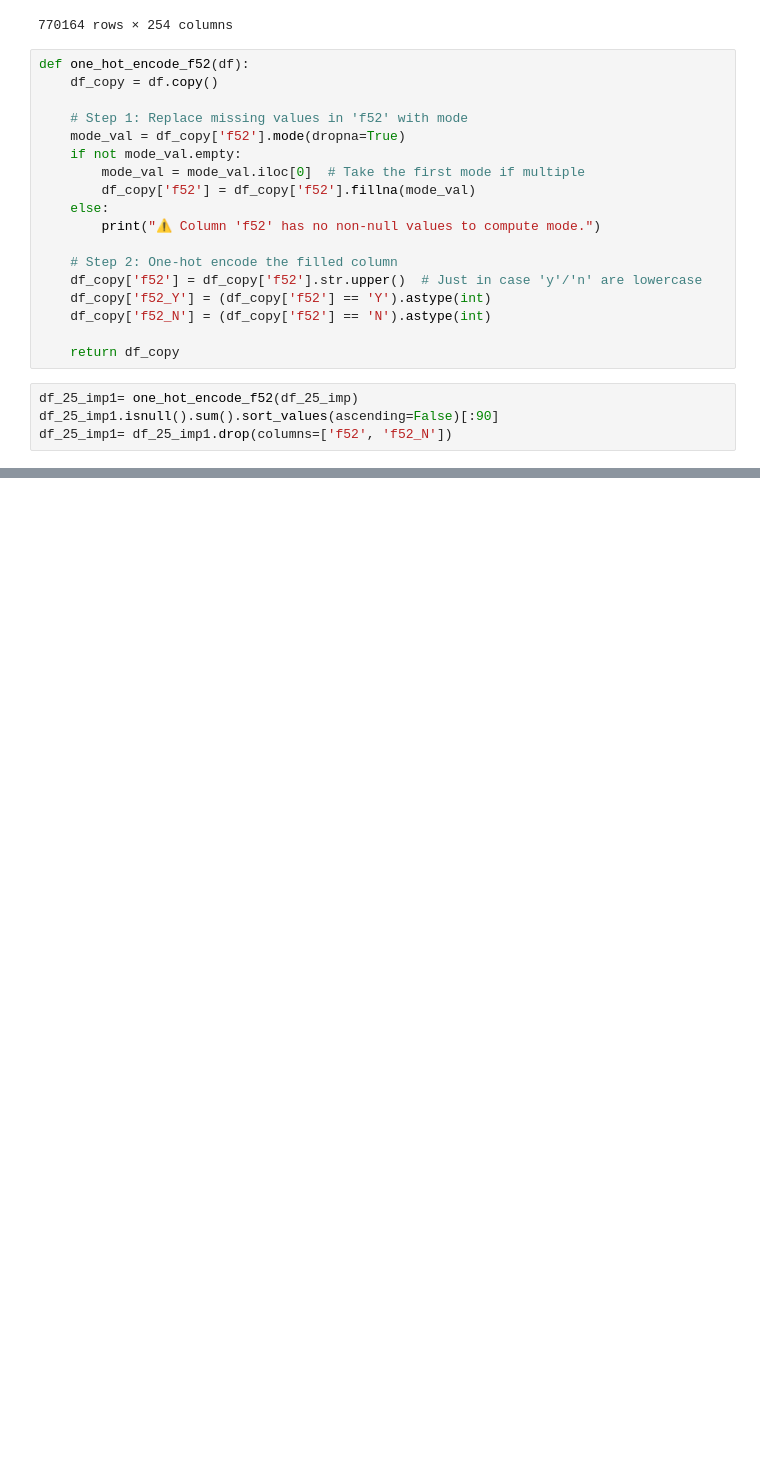
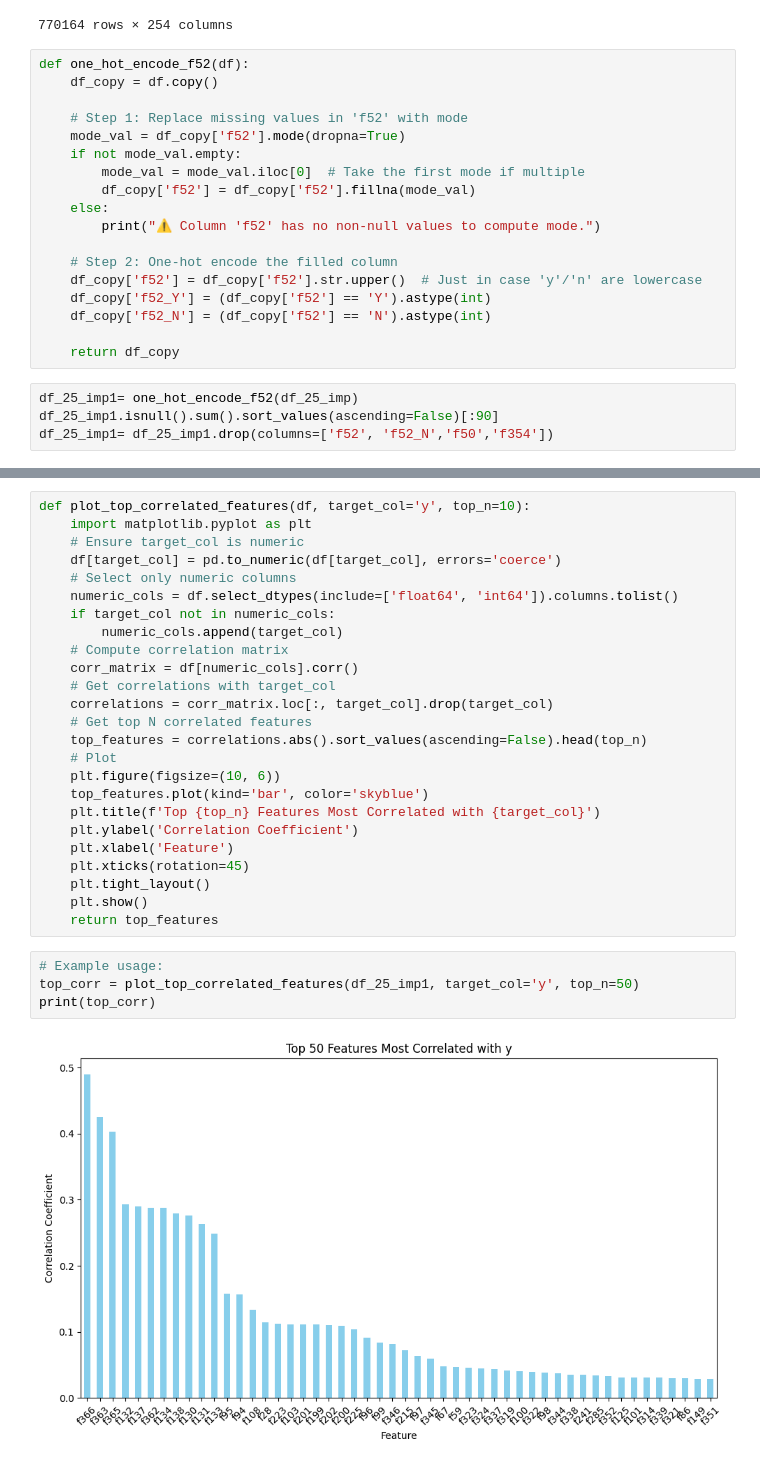
Before and after one commit to arpitkumar2004/AmEx-25, a Jupyter notebook: 1.ipynb, the cells around one changed output, grey strips where cells are left out. Drawn from its saved outputs; the diff is of its cells as text; blank space fills up the shorter version.

```diff
--- a/1.ipynb
+++ b/1.ipynb
@@ -783,7 +783,7 @@ def one_hot_encode_f52(df):
 # %%
 df_25_imp1= one_hot_encode_f52(df_25_imp)
 df_25_imp1.isnull().sum().sort_values(ascending=False)[:90]
-df_25_imp1= df_25_imp1.drop(columns=['f52', 'f52_N'])
+df_25_imp1= df_25_imp1.drop(columns=['f52', 'f52_N','f50','f354'])
 # %%
 df_25_imp1
 # %% [output]
@@ -802,0 +840,31 @@ df_25_imp1
+# %%
+def plot_top_correlated_features(df, target_col='y', top_n=10):
+    import matplotlib.pyplot as plt
+    # Ensure target_col is numeric
+    df[target_col] = pd.to_numeric(df[target_col], errors='coerce')
+    # Select only numeric columns
+    numeric_cols = df.select_dtypes(include=['float64', 'int64']).columns.tolist()
+    if target_col not in numeric_cols:
+        numeric_cols.append(target_col)
+    # Compute correlation matrix
+    corr_matrix = df[numeric_cols].corr()
+    # Get correlations with target_col
+    correlations = corr_matrix.loc[:, target_col].drop(target_col)
+    # Get top N correlated features
+    top_features = correlations.abs().sort_values(ascending=False).head(top_n)
+    # Plot
+    plt.figure(figsize=(10, 6))
+    top_features.plot(kind='bar', color='skyblue')
+    plt.title(f'Top {top_n} Features Most Correlated with {target_col}')
+    plt.ylabel('Correlation Coefficient')
+    plt.xlabel('Feature')
+    plt.xticks(rotation=45)
+    plt.tight_layout()
+    plt.show()
+    return top_features
+# %%
+# Example usage:
+top_corr = plot_top_correlated_features(df_25_imp1, target_col='y', top_n=50)
+print(top_corr)
+# %% [output]
+[figure, added]
```
Also changed, not shown: parts of 18 cells of this notebook, 5 other files.
